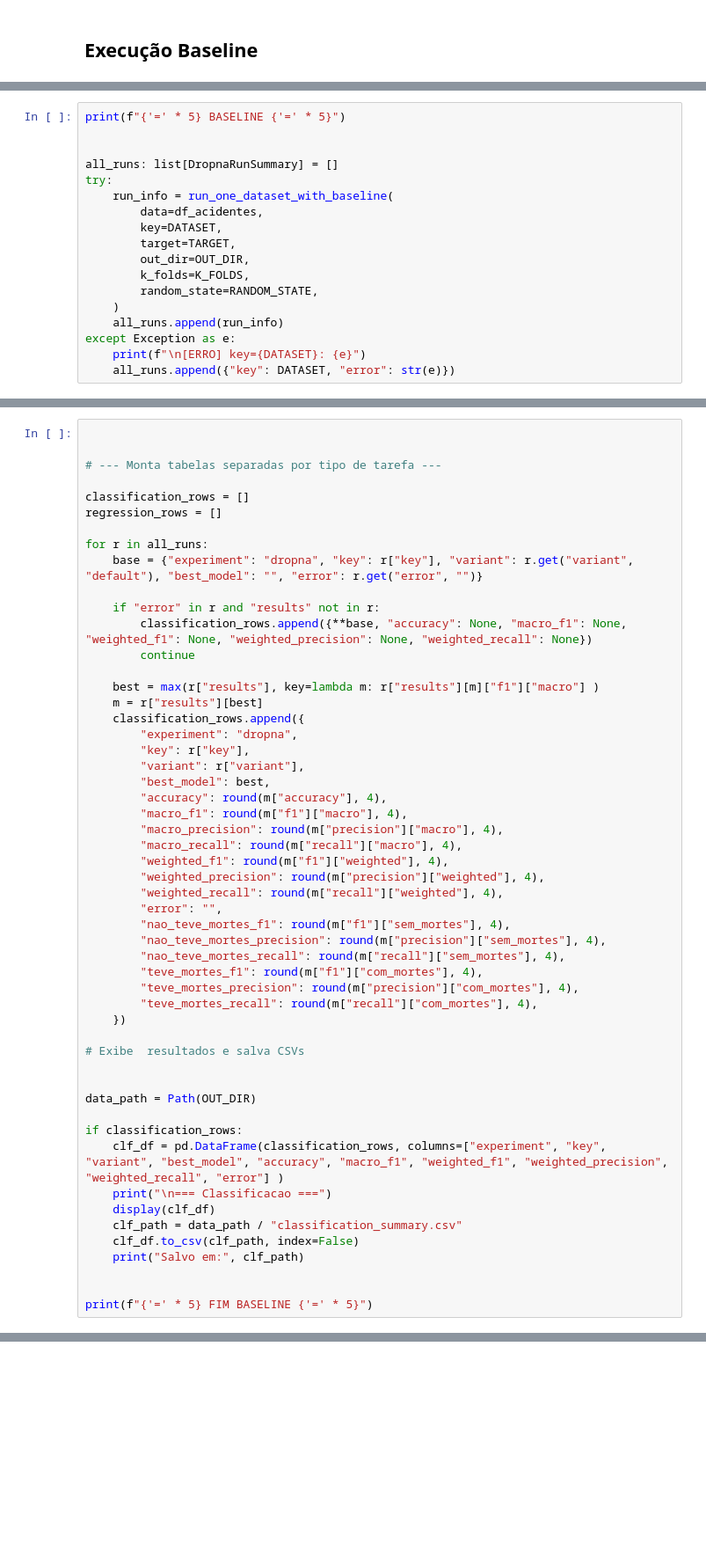
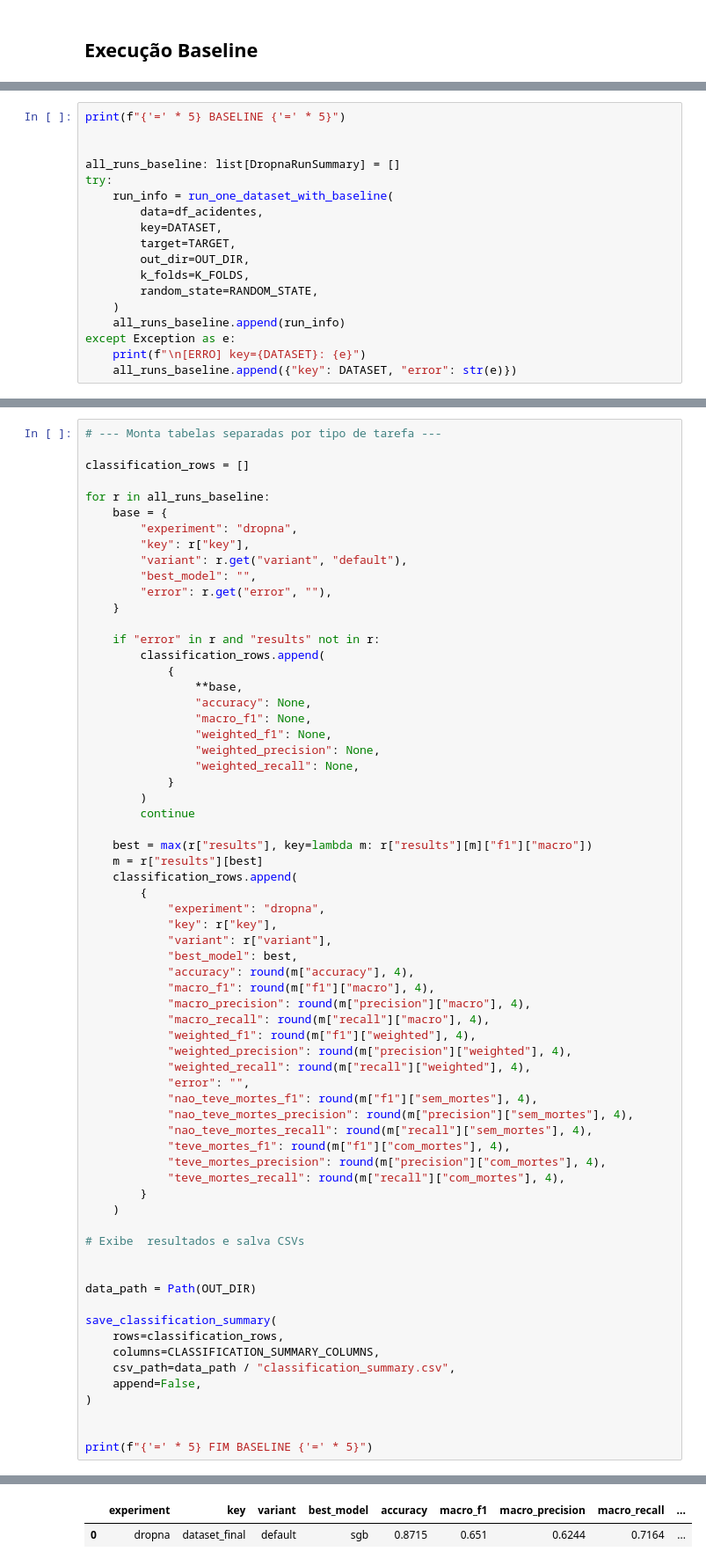
Before and after one commit to afmireski/trabalho_final_ciencia_de_dados, a Jupyter notebook: trabalho_final_afmireski.ipynb, the cells around one changed output, grey strips where cells are left out. Shown at 88% size. Cells and saved outputs as stored; diff of their text form; blank space fills up the shorter version.

```diff
--- a/trabalho_final_afmireski.ipynb
+++ b/trabalho_final_afmireski.ipynb
@@ -2356,7 +2356,7 @@ def run_one_dataset_with_baseline(
 print(f"{'=' * 5} BASELINE {'=' * 5}")
 
 
-all_runs: list[DropnaRunSummary] = []
+all_runs_baseline: list[DropnaRunSummary] = []
 try:
     run_info = run_one_dataset_with_baseline(
         data=df_acidentes,
@@ -2366,8 +2366,8 @@ try:
         k_folds=K_FOLDS,
         random_state=RANDOM_STATE,
     )
-    all_runs.append(run_info)
+    all_runs_baseline.append(run_info)
 except Exception as e:
     print(f"\n[ERRO] key={DATASET}: {e}")
-    all_runs.append({"key": DATASET, "error": str(e)})
+    all_runs_baseline.append({"key": DATASET, "error": str(e)})
 # %% [output]
@@ -2559,53 +2436,67 @@ Salvo em: data/classification_summary.csv
 # %%
-
-
 # --- Monta tabelas separadas por tipo de tarefa ---
 
 classification_rows = []
-regression_rows = []
 
-for r in all_runs:
-    base = {"experiment": "dropna", "key": r["key"], "variant": r.get("variant", "default"), "best_model": "", "error": r.get("error", "")}
+for r in all_runs_baseline:
+    base = {
+        "experiment": "dropna",
+        "key": r["key"],
+        "variant": r.get("variant", "default"),
+        "best_model": "",
+        "error": r.get("error", ""),
+    }
 
     if "error" in r and "results" not in r:
-        classification_rows.append({**base, "accuracy": None, "macro_f1": None, "weighted_f1": None, "weighted_precision": None, "weighted_recall": None})
+        classification_rows.append(
+            {
+                **base,
+                "accuracy": None,
+                "macro_f1": None,
+                "weighted_f1": None,
+                "weighted_precision": None,
+                "weighted_recall": None,
+            }
+        )
         continue
 
-    best = max(r["results"], key=lambda m: r["results"][m]["f1"]["macro"] )
+    best = max(r["results"], key=lambda m: r["results"][m]["f1"]["macro"])
     m = r["results"][best]
-    classification_rows.append({
-        "experiment": "dropna",
-        "key": r["key"],
-        "variant": r["variant"],
-        "best_model": best,
-        "accuracy": round(m["accuracy"], 4),
-        "macro_f1": round(m["f1"]["macro"], 4),
-        "macro_precision": round(m["precision"]["macro"], 4),
-        "macro_recall": round(m["recall"]["macro"], 4),
-        "weighted_f1": round(m["f1"]["weighted"], 4),
-        "weighted_precision": round(m["precision"]["weighted"], 4),
-        "weighted_recall": round(m["recall"]["weighted"], 4),
-        "error": "",
-        "nao_teve_mortes_f1": round(m["f1"]["sem_mortes"], 4),
-        "nao_teve_mortes_precision": round(m["precision"]["sem_mortes"], 4),
-        "nao_teve_mortes_recall": round(m["recall"]["sem_mortes"], 4),
-        "teve_mortes_f1": round(m["f1"]["com_mortes"], 4),
-        "teve_mortes_precision": round(m["precision"]["com_mortes"], 4),
-        "teve_mortes_recall": round(m["recall"]["com_mortes"], 4),
-    })
+    classification_rows.append(
+        {
+            "experiment": "dropna",
+            "key": r["key"],
+            "variant": r["variant"],
+            "best_model": best,
+            "accuracy": round(m["accuracy"], 4),
+            "macro_f1": round(m["f1"]["macro"], 4),
+            "macro_precision": round(m["precision"]["macro"], 4),
+            "macro_recall": round(m["recall"]["macro"], 4),
+            "weighted_f1": round(m["f1"]["weighted"], 4),
+            "weighted_precision": round(m["precision"]["weighted"], 4),
+            "weighted_recall": round(m["recall"]["weighted"], 4),
+            "error": "",
+            "nao_teve_mortes_f1": round(m["f1"]["sem_mortes"], 4),
+            "nao_teve_mortes_precision": round(m["precision"]["sem_mortes"], 4),
+            "nao_teve_mortes_recall": round(m["recall"]["sem_mortes"], 4),
+            "teve_mortes_f1": round(m["f1"]["com_mortes"], 4),
+            "teve_mortes_precision": round(m["precision"]["com_mortes"], 4),
+            "teve_mortes_recall": round(m["recall"]["com_mortes"], 4),
+        }
+    )
 
 # Exibe  resultados e salva CSVs
 
 
 data_path = Path(OUT_DIR)
 
-if classification_rows:
-    clf_df = pd.DataFrame(classification_rows, columns=["experiment", "key", "variant", "best_model", "accuracy", "macro_f1", "weighted_f1", "weighted_precision", "weighted_recall", "error"] )
-    print("\n=== Classificacao ===")
-    display(clf_df)
-    clf_path = data_path / "classification_summary.csv"
-    clf_df.to_csv(clf_path, index=False)
-    print("Salvo em:", clf_path)
+save_classification_summary(
+    rows=classification_rows,
+    columns=CLASSIFICATION_SUMMARY_COLUMNS,
+    csv_path=data_path / "classification_summary.csv",
+    append=False,
+)
 
 
 print(f"{'=' * 5} FIM BASELINE {'=' * 5}")
+# %% [output]
@@ -2611,0 +2504,2 @@ print(f"{'=' * 5} FIM BASELINE {'=' * 5}")
+|  | experiment | key | variant | best_model | accuracy | macro_f1 | macro_precision | macro_recall | ... |
+| 0 | dropna | dataset_final | default | sgb | 0.8715 | 0.651 | 0.6244 | 0.7164 | ... |
```
Also changed, not shown: parts of 18 cells of this notebook, 4 other files.
